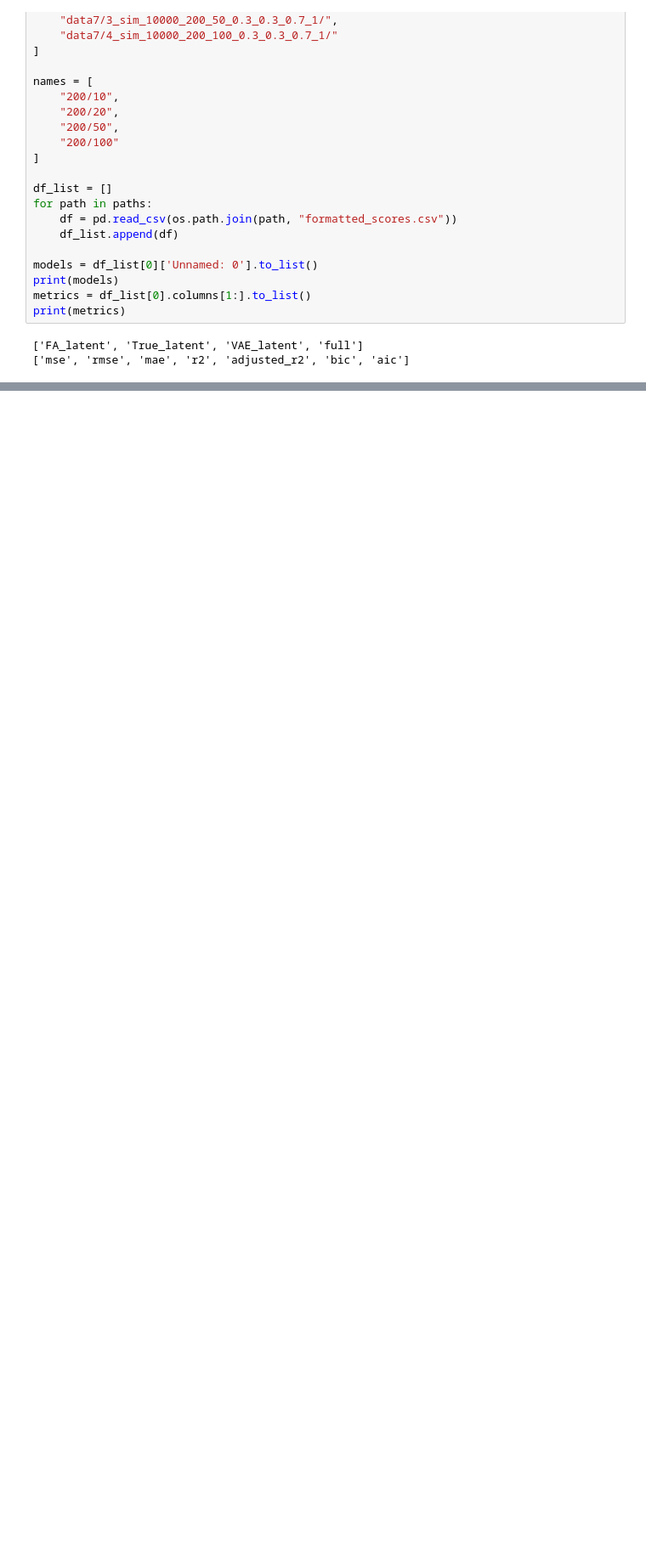
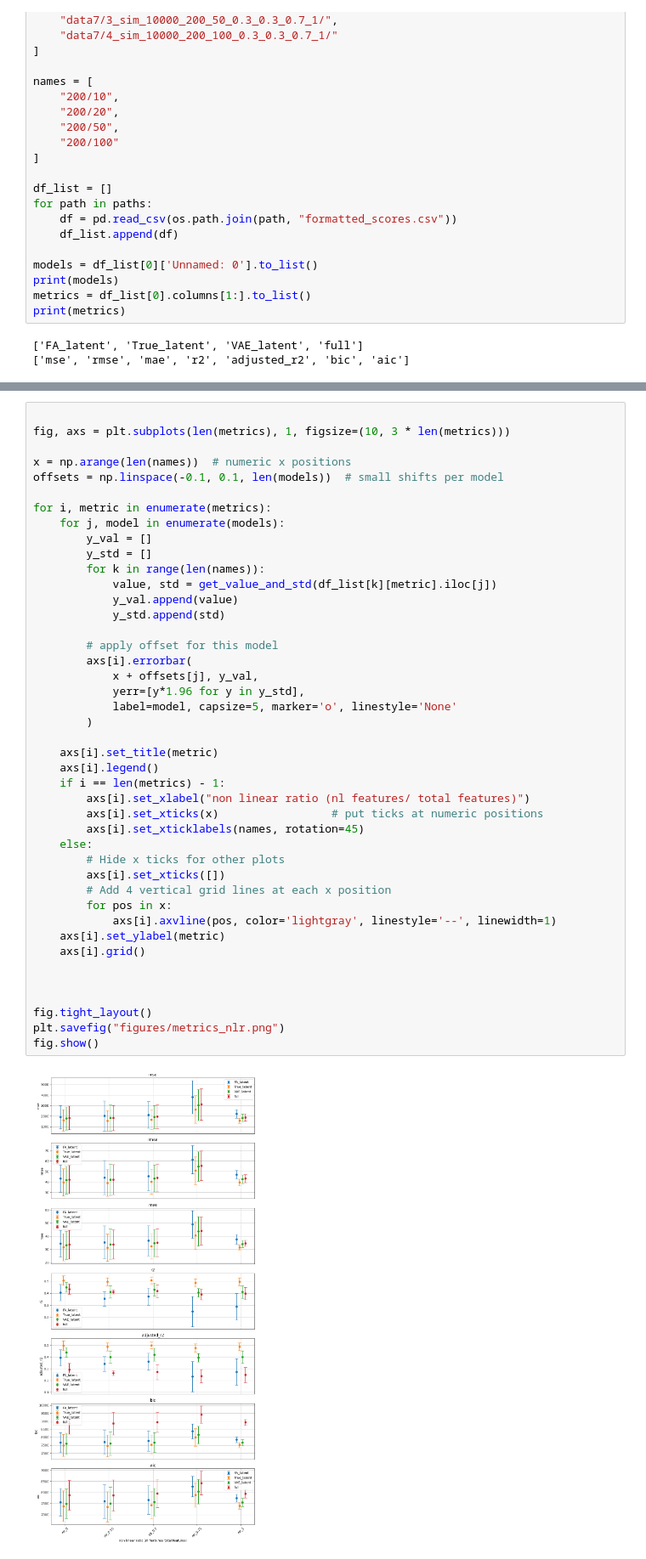
Before and after one commit to BerendBouvy/Thesis, a Jupyter notebook: inspect_results.ipynb, the cells around one changed output, grey strips where cells are left out. Shown at 85% size. Drawn from its saved outputs; the diff is of its cells as text; blank space fills up the shorter version.

```diff
--- a/inspect_results.ipynb
+++ b/inspect_results.ipynb
@@ -250,0 +284,45 @@ fig.show()
+# %%
+
+fig, axs = plt.subplots(len(metrics), 1, figsize=(10, 3 * len(metrics)))
+
+x = np.arange(len(names))  # numeric x positions
+offsets = np.linspace(-0.1, 0.1, len(models))  # small shifts per model
+
+for i, metric in enumerate(metrics):
+    for j, model in enumerate(models):
+        y_val = []
+        y_std = []
+        for k in range(len(names)):
+            value, std = get_value_and_std(df_list[k][metric].iloc[j])
+            y_val.append(value)
+            y_std.append(std)
+
+        # apply offset for this model
+        axs[i].errorbar(
+            x + offsets[j], y_val,
+            yerr=[y*1.96 for y in y_std],
+            label=model, capsize=5, marker='o', linestyle='None'
+        )
+
+    axs[i].set_title(metric)
+    axs[i].legend()
+    if i == len(metrics) - 1:
+        axs[i].set_xlabel("non linear ratio (nl features/ total features)")
+        axs[i].set_xticks(x)                 # put ticks at numeric positions
+        axs[i].set_xticklabels(names, rotation=45)
+    else:
+        # Hide x ticks for other plots
+        axs[i].set_xticks([])
+        # Add 4 vertical grid lines at each x position
+        for pos in x:
+            axs[i].axvline(pos, color='lightgray', linestyle='--', linewidth=1)
+    axs[i].set_ylabel(metric)
+    axs[i].grid()
+
+
+
+fig.tight_layout()
+plt.savefig("figures/metrics_nlr.png")
+fig.show()
+# %% [output]
+[figure, added]
```
Also changed, not shown: parts of 3 cells of this notebook, 3 other files.
